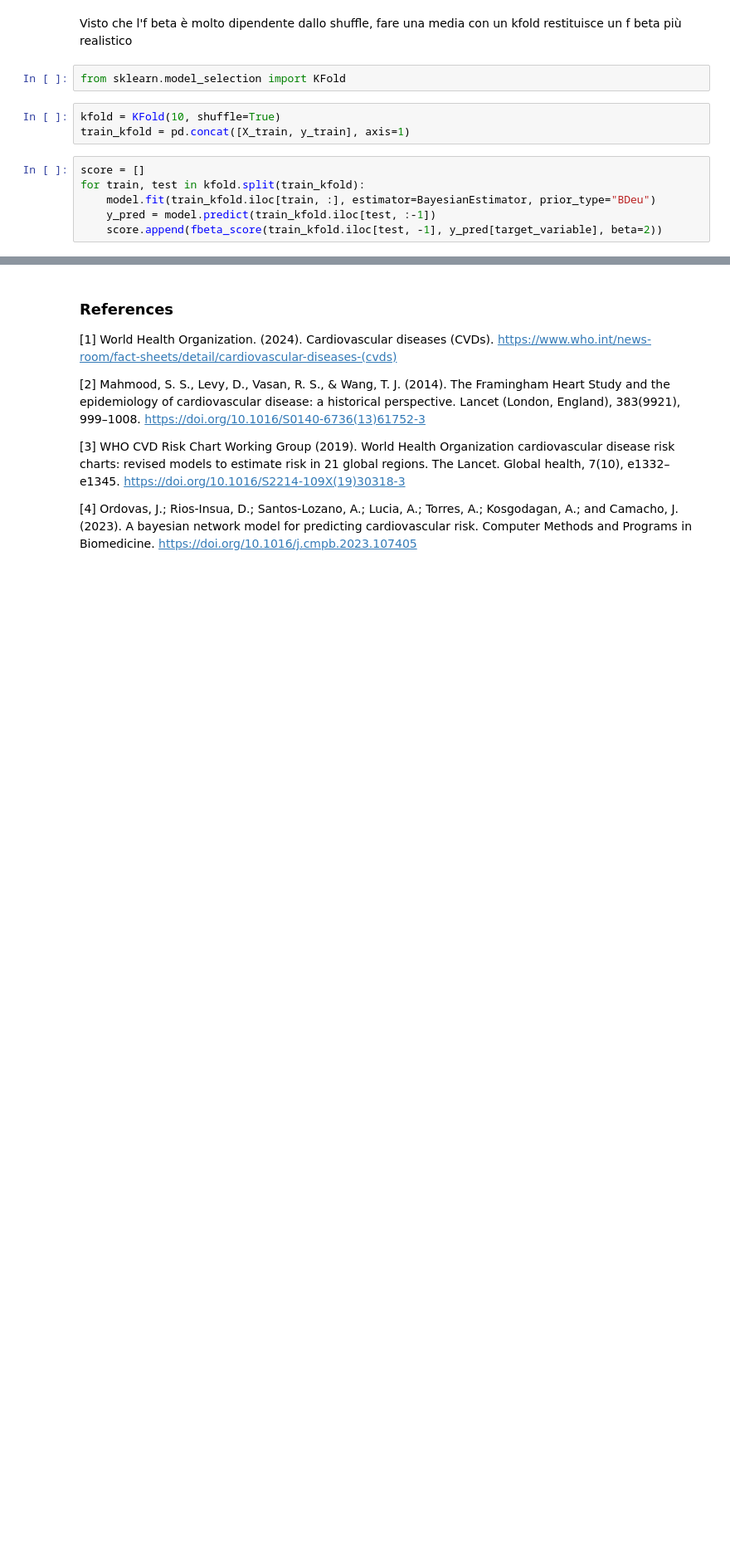
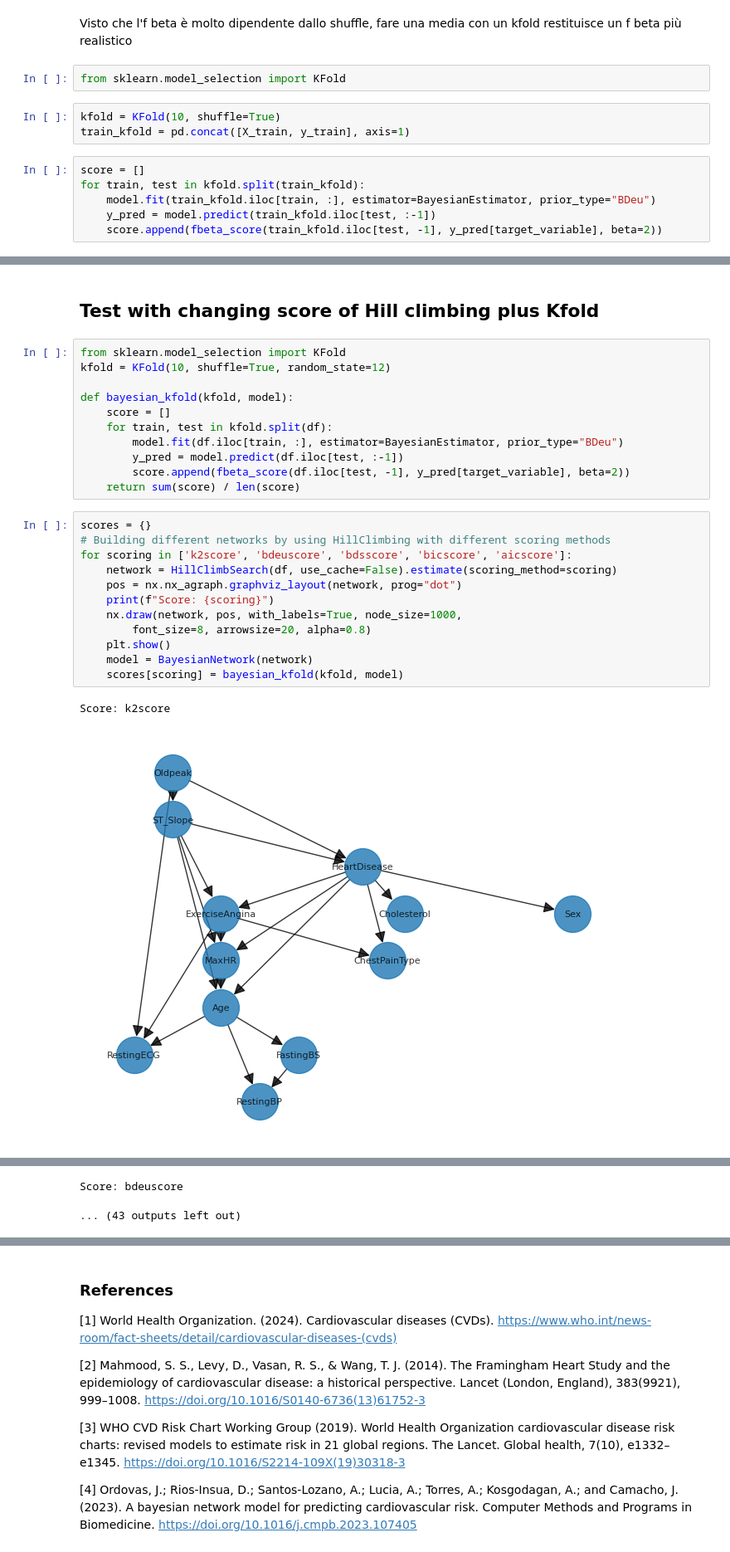
Before and after one commit to MatteoFasulo/BayesianHeartDisease, a Jupyter notebook: MLE_heart_crossvalidation.ipynb, the cells around one changed output, grey strips where cells are left out. Shown at 83% size. Drawn from its saved outputs; the diff is of its cells as text; blank space fills up the shorter version.

Commit message:
Update MLE_heart_crossvalidation.ipynb
Trying different scores for hillclimbing

```diff
--- a/MLE_heart_crossvalidation.ipynb
+++ b/MLE_heart_crossvalidation.ipynb
@@ -171,0 +147,28 @@ sum(score) / len(score)
+# %% [markdown]
+## Test with changing score of Hill climbing plus Kfold
+# %%
+from sklearn.model_selection import KFold
+kfold = KFold(10, shuffle=True, random_state=12)
+
+def bayesian_kfold(kfold, model):
+    score = []
+    for train, test in kfold.split(df):
+        model.fit(df.iloc[train, :], estimator=BayesianEstimator, prior_type="BDeu")
+        y_pred = model.predict(df.iloc[test, :-1])
+        score.append(fbeta_score(df.iloc[test, -1], y_pred[target_variable], beta=2))
+    return sum(score) / len(score)
+# %%
+scores = {}
+# Building different networks by using HillClimbing with different scoring methods
+for scoring in ['k2score', 'bdeuscore', 'bdsscore', 'bicscore', 'aicscore']:
+    network = HillClimbSearch(df, use_cache=False).estimate(scoring_method=scoring)
+    pos = nx.nx_agraph.graphviz_layout(network, prog="dot")
+    print(f"Score: {scoring}")
+    nx.draw(network, pos, with_labels=True, node_size=1000,
+        font_size=8, arrowsize=20, alpha=0.8)
+    plt.show()
+    model = BayesianNetwork(network)
+    scores[scoring] = bayesian_kfold(kfold, model)
+# %% [output]
+Score: k2score
+[figure, added]
@@ -171,0 +283,2 @@ sum(score) / len(score)
+Score: bdeuscore
+... (43 outputs left out)
```
Also changed, not shown: parts of 12 cells of this notebook.
